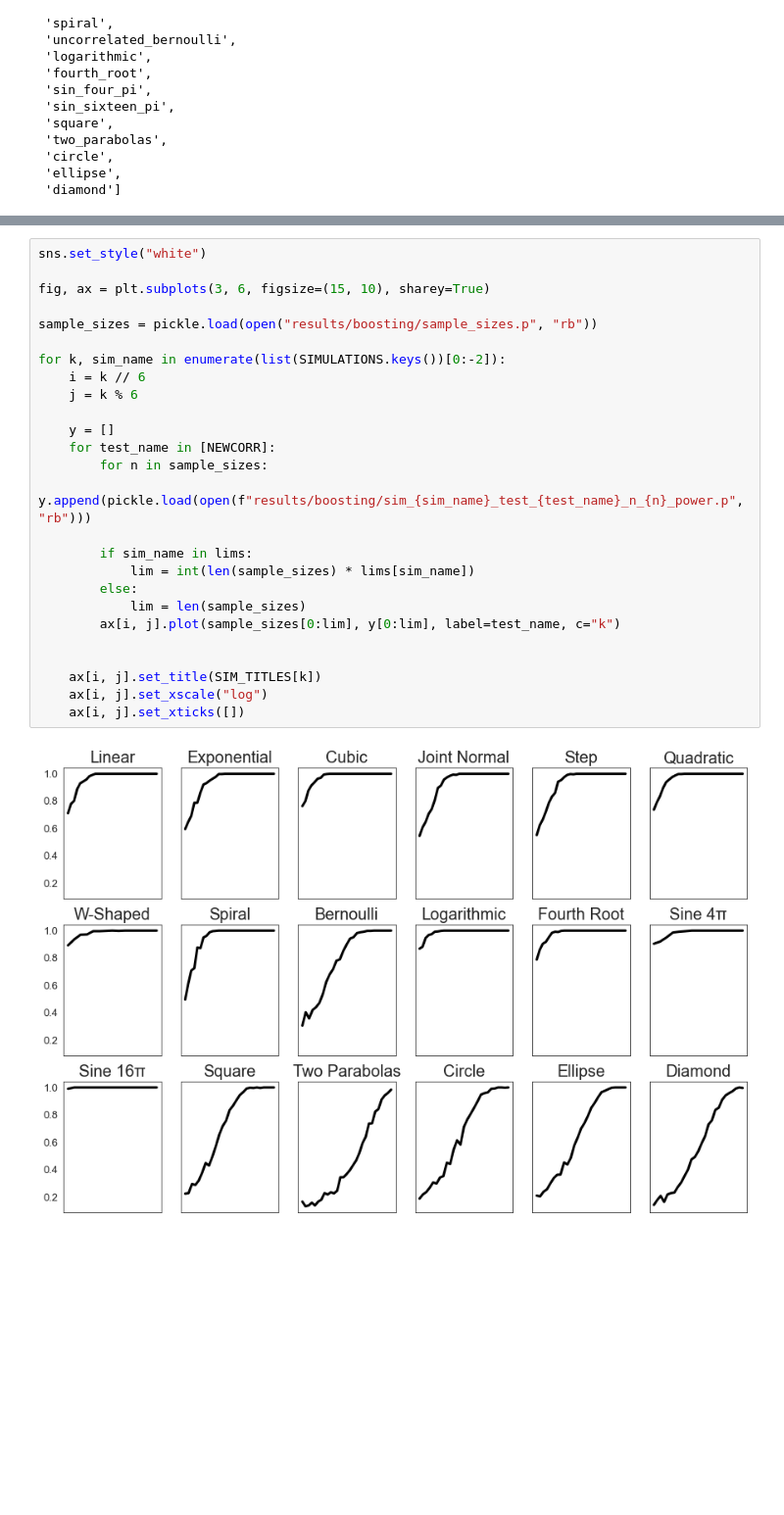
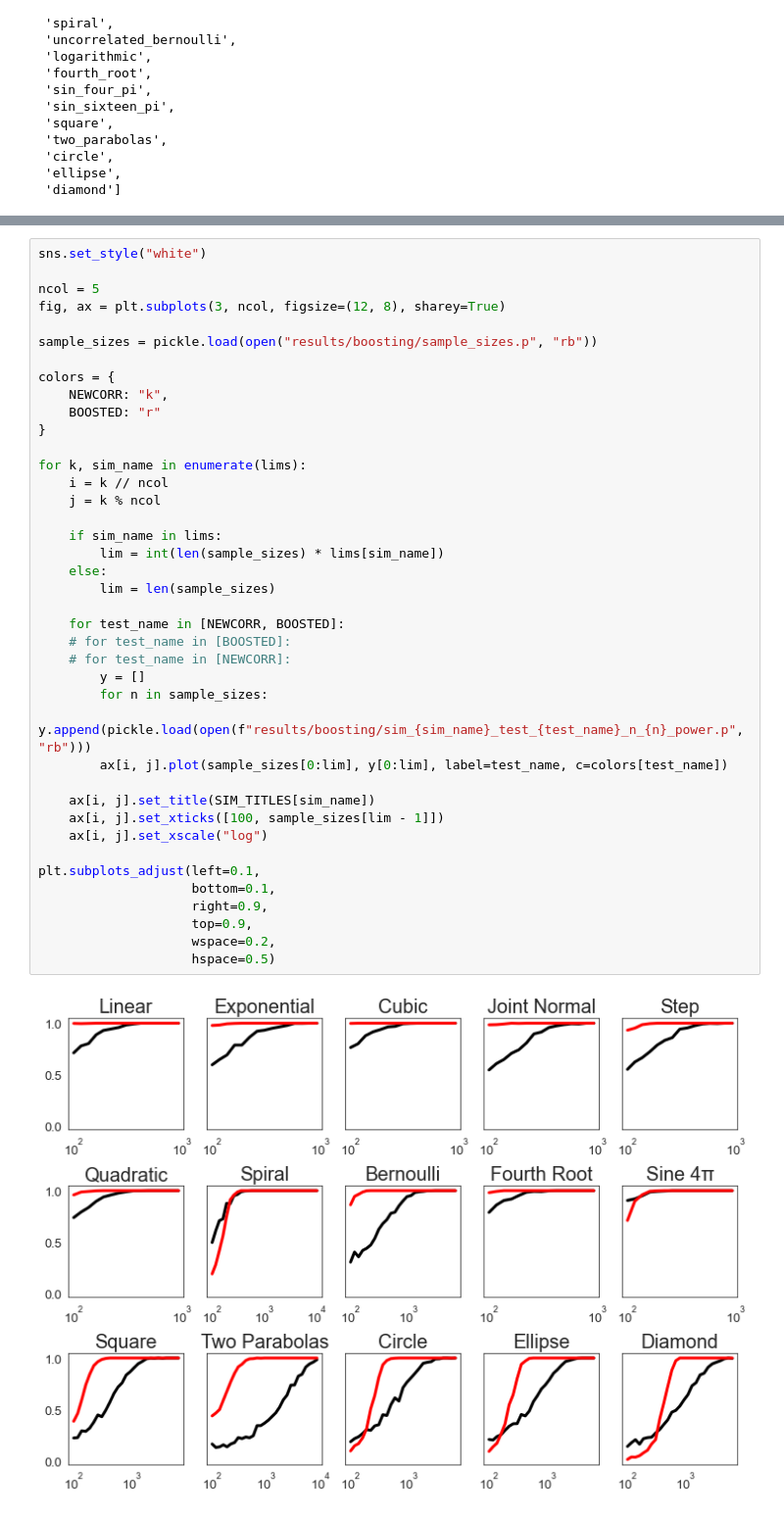
Before and after one commit to ronakdm/prelim, a Jupyter notebook: simulations.ipynb, the cells around one changed output, grey strips where cells are left out. Shown at 98% size. Cells and saved outputs as stored; diff of their text form; blank space fills up the shorter version.

```diff
--- a/simulations.ipynb
+++ b/simulations.ipynb
@@ -75,28 +86,42 @@ lims = {
 # %%
 sns.set_style("white")
 
-fig, ax = plt.subplots(3, 6, figsize=(15, 10), sharey=True)
+ncol = 5
+fig, ax = plt.subplots(3, ncol, figsize=(12, 8), sharey=True)
 
 sample_sizes = pickle.load(open("results/boosting/sample_sizes.p", "rb"))
 
-for k, sim_name in enumerate(list(SIMULATIONS.keys())[0:-2]):
-    i = k // 6
-    j = k % 6
+colors = {
+    NEWCORR: "k",
+    BOOSTED: "r"
+}
 
-    y = []
-    for test_name in [NEWCORR]:
+for k, sim_name in enumerate(lims):
+    i = k // ncol
+    j = k % ncol
+
+    if sim_name in lims:
+        lim = int(len(sample_sizes) * lims[sim_name])
+    else:
+        lim = len(sample_sizes)
+
+    for test_name in [NEWCORR, BOOSTED]:
+    # for test_name in [BOOSTED]:
+    # for test_name in [NEWCORR]:
+        y = []
         for n in sample_sizes:
             y.append(pickle.load(open(f"results/boosting/sim_{sim_name}_test_{test_name}_n_{n}_power.p", "rb")))
+        ax[i, j].plot(sample_sizes[0:lim], y[0:lim], label=test_name, c=colors[test_name])
 
-        if sim_name in lims:
-            lim = int(len(sample_sizes) * lims[sim_name])
-        else:
-            lim = len(sample_sizes)
-        ax[i, j].plot(sample_sizes[0:lim], y[0:lim], label=test_name, c="k")
+    ax[i, j].set_title(SIM_TITLES[sim_name])
+    ax[i, j].set_xticks([100, sample_sizes[lim - 1]])
+    ax[i, j].set_xscale("log")
 
-
-    ax[i, j].set_title(SIM_TITLES[k])
-    ax[i, j].set_xscale("log")
-    ax[i, j].set_xticks([])
+plt.subplots_adjust(left=0.1,
+                    bottom=0.1,
+                    right=0.9,
+                    top=0.9,
+                    wspace=0.2,
+                    hspace=0.5)
 # %% [output]
-[figure, old version]
+[figure, new version]
```
Also changed, not shown: parts of 5 cells of this notebook, 32 other files.
